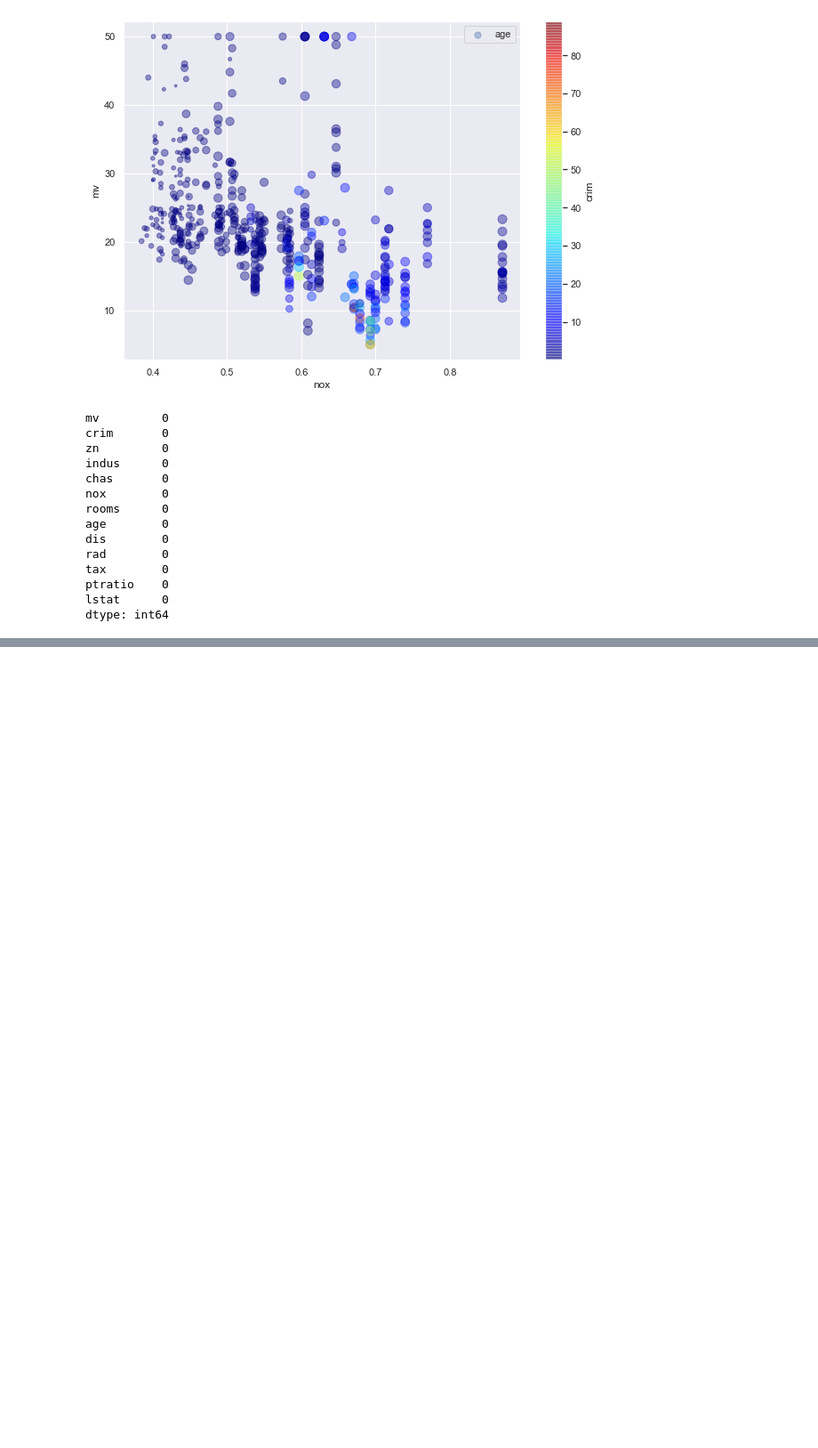
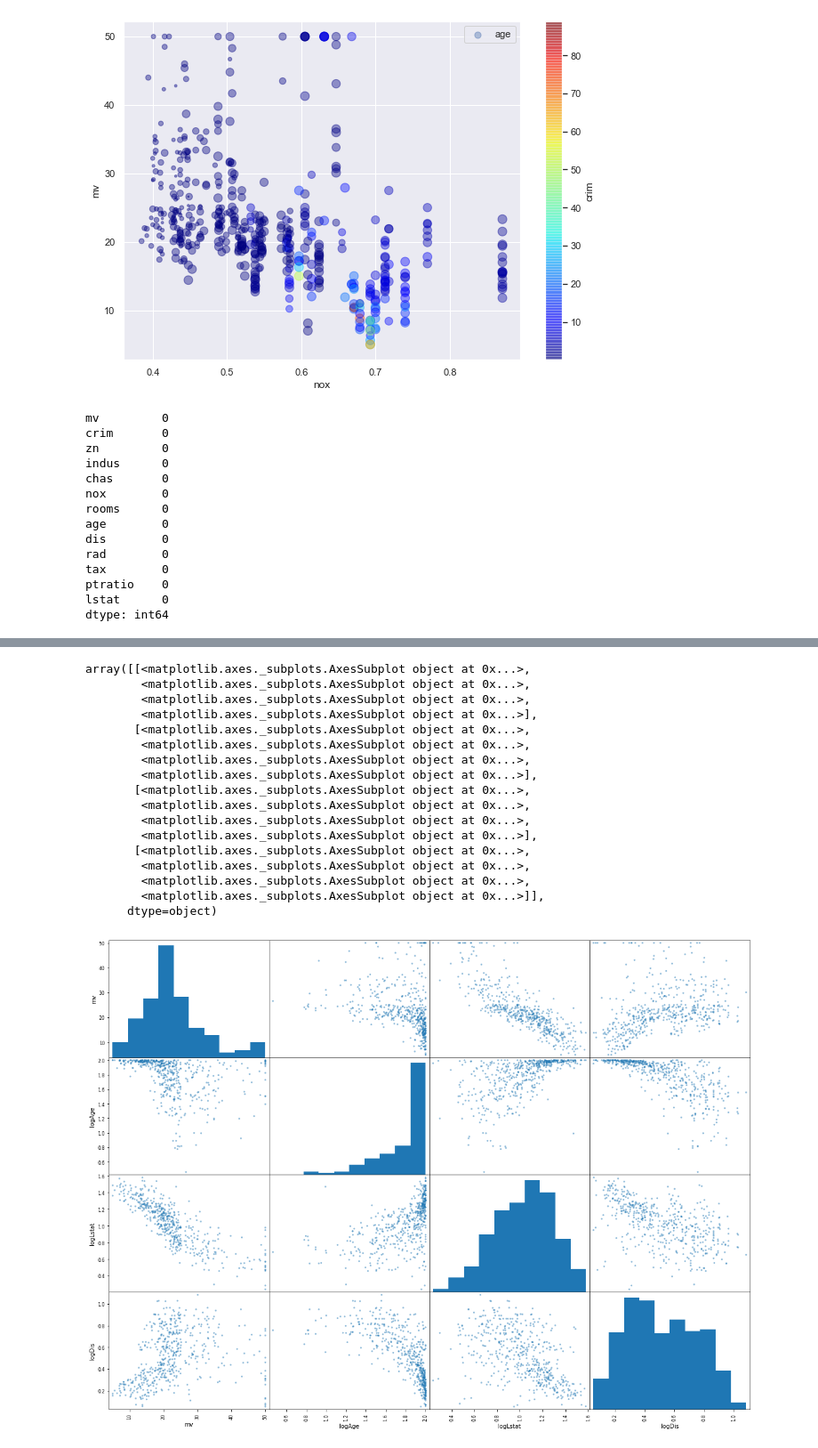
Before and after one commit to tisSoFluffy/MSDS422_ML, a Jupyter notebook: Week2_Assignment_EDA_by_JG.ipynb, the cells around one changed output, grey strips where cells are left out. Shown at 89% size. Drawn from its saved outputs; the diff is of its cells as text; code cells hidden in the pictures; blank space fills up the shorter version.

```diff
--- a/Week2_Assignment_EDA_by_JG.ipynb
+++ b/Week2_Assignment_EDA_by_JG.ipynb
@@ -233,3 +250,13 @@ tax        0
 ptratio    0
 lstat      0
 dtype: int64
+# %%
+#It appears we have strong coorelations with age and lstat, yet the data needs to be transformed. We will first try log10, then squaring, then cubing
+boston['logAge'] = np.log10(boston['age'])
+boston['logLstat'] = np.log10(boston['lstat'])
+boston['logDis']= np.log10(boston['dis'])
+boston['logMv'] = np.log10(boston['mv'])
+# %%
+boston['sqAge'] = np.square(boston['age'])
+boston['sqLstat'] = np.square(boston['lstat'])
+boston['sqDis'] = np.square(boston['dis'])
@@ -235,0 +285,22 @@ dtype: int64
+# %%
+from pandas.plotting import scatter_matrix
+scatter_matrix(boston[['mv', 'logAge','logLstat','logDis']], figsize=(20,15))
+# %% [output]
+array([[<matplotlib.axes._subplots.AxesSubplot object at 0x...>,
+        <matplotlib.axes._subplots.AxesSubplot object at 0x...>,
+        <matplotlib.axes._subplots.AxesSubplot object at 0x...>,
+        <matplotlib.axes._subplots.AxesSubplot object at 0x...>],
+       [<matplotlib.axes._subplots.AxesSubplot object at 0x...>,
+        <matplotlib.axes._subplots.AxesSubplot object at 0x...>,
+        <matplotlib.axes._subplots.AxesSubplot object at 0x...>,
+        <matplotlib.axes._subplots.AxesSubplot object at 0x...>],
+       [<matplotlib.axes._subplots.AxesSubplot object at 0x...>,
+        <matplotlib.axes._subplots.AxesSubplot object at 0x...>,
+        <matplotlib.axes._subplots.AxesSubplot object at 0x...>,
+        <matplotlib.axes._subplots.AxesSubplot object at 0x...>],
+       [<matplotlib.axes._subplots.AxesSubplot object at 0x...>,
+        <matplotlib.axes._subplots.AxesSubplot object at 0x...>,
+        <matplotlib.axes._subplots.AxesSubplot object at 0x...>,
+        <matplotlib.axes._subplots.AxesSubplot object at 0x...>]],
+      dtype=object)
+[figure, added]
```
Also changed, not shown: parts of 11 cells of this notebook.
